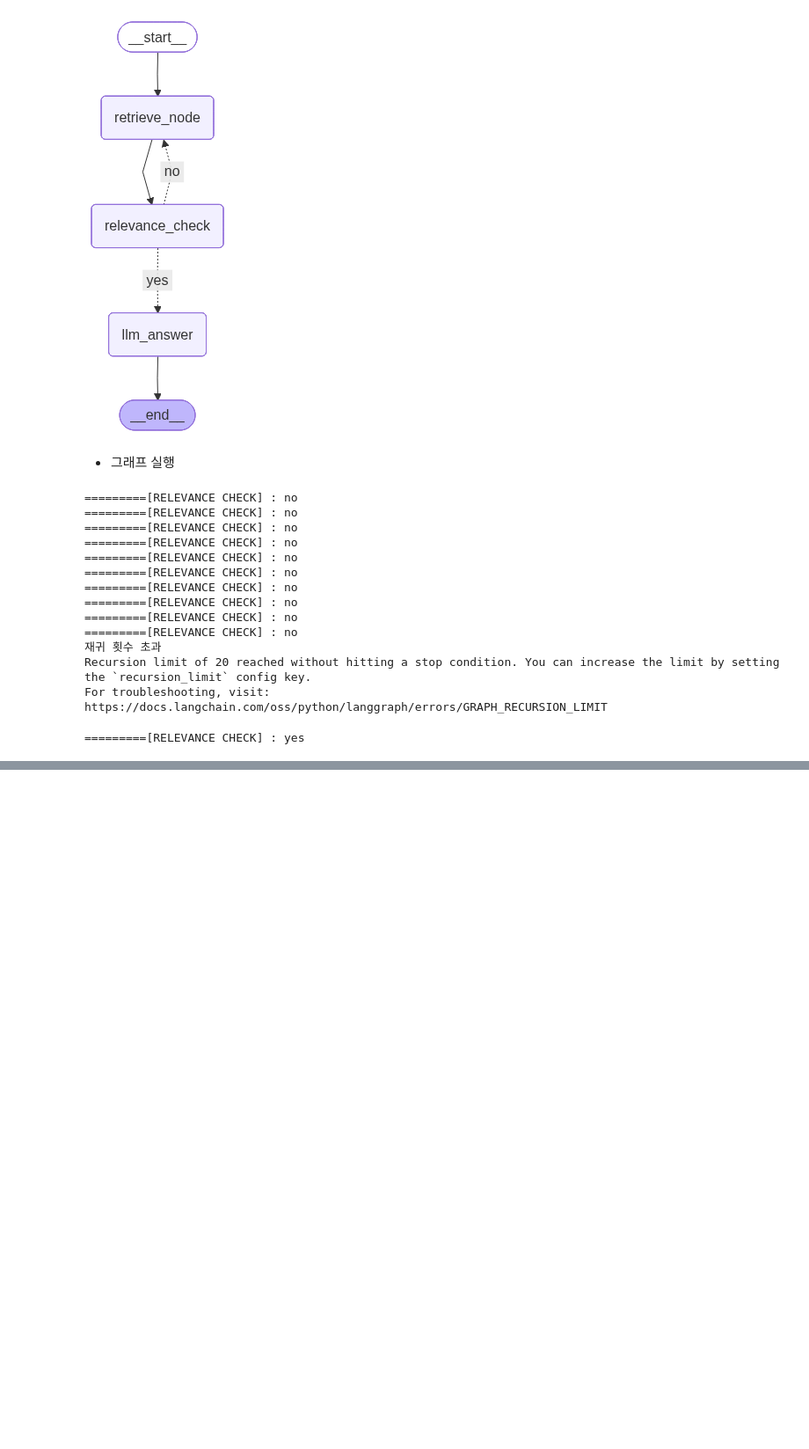
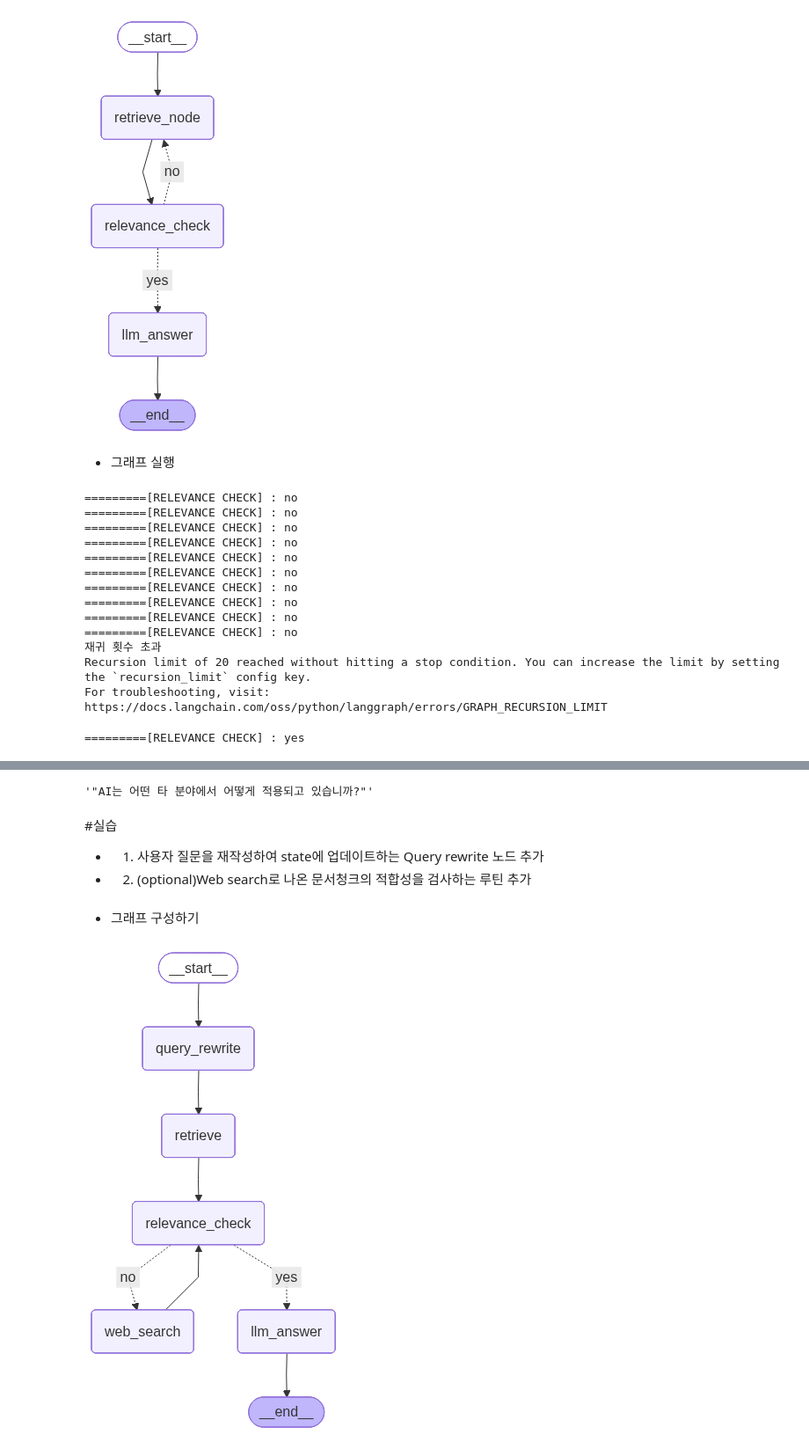
Before and after one commit to miracle-john/Langchain, a Jupyter notebook: LC07_LangGraph_핵심기능_이해_최신.ipynb, the cells around one changed output, grey strips where cells are left out. Shown at 88% size. Saved outputs shown, nothing was run; the diff lists cells and outputs as text; code cells hidden in the pictures; blank space fills up the shorter version.

```diff
--- a/LC07_LangGraph_핵심기능_이해_최신.ipynb
+++ b/LC07_LangGraph_핵심기능_이해_최신.ipynb
@@ -1021,0 +1091,60 @@ print("\n[답변]:\n", res['answer'])
+# %%
+# 체인호출
+question_rewriter.invoke({"question" : "AI 타분야 적용 사례"})
+# %% [output]
+'"AI는 어떤 타 분야에서 어떻게 적용되고 있습니까?"'
+# %% [markdown]
+#실습
+- 1. 사용자 질문을 재작성하여 state에 업데이트하는 Query rewrite 노드 추가
+- 2. (optional)Web search로 나온 문서청크의 적합성을 검사하는 루틴 추가
+# %%
+# Query rewrite 노드 정의
+def query_rewrite(s : RAGState) -> RAGState :
+  # 사용자 질문을 재정의
+  question_rewritten = question_rewriter.invoke(s['question'])
+  print(f'''
+  === [Query rewrite] :
+    - 기존 : {s['question']}
+    - 변경 : {question_rewritten}
+ ''')
+
+  return RAGState(question=question_rewritten)
+# %% [markdown]
+- 그래프 구성하기
+# %%
+# 그래프 정의
+workflow = StateGraph(RAGState)
+
+# 노드 정의
+workflow.add_node("query_rewrite", query_rewrite)
+workflow.add_node("retrieve", retrieve_node)
+workflow.add_node("relevance_check", relevance_check)
+workflow.add_node("web_search", web_search)
+workflow.add_node("llm_answer", llm_answer)
+
+# 엣지 정의
+workflow.add_edge(START, "query_rewrite")
+workflow.add_edge("query_rewrite", "retrieve")
+workflow.add_edge("retrieve", "relevance_check")
+## 조건부 엣지 추가
+def is_relevant(s:RAGState) -> RAGState :
+  return s['relevance']
+workflow.add_conditional_edges(
+    "relevance_check", # 조건 분기가 시작될 노드이름
+    is_relevant, # 라우터 함수
+    { # path map
+        "yes" : "llm_answer",
+        "no" : "web_search"
+        }
+)
+workflow.add_edge("web_search","relevance_check")
+workflow.add_edge("llm_answer", END)
+
+# 체크포인터 생성(메모리 역할)
+memory = MemorySaver()
+# 그래프 컴파일
+app = workflow.compile(checkpointer=memory)
+# 그래프 시각화
+display(Image(app.get_graph().draw_mermaid_png()))
+# %% [output]
+[figure, added]
```
Also changed, not shown: parts of 33 cells of this notebook, 1 other file.
